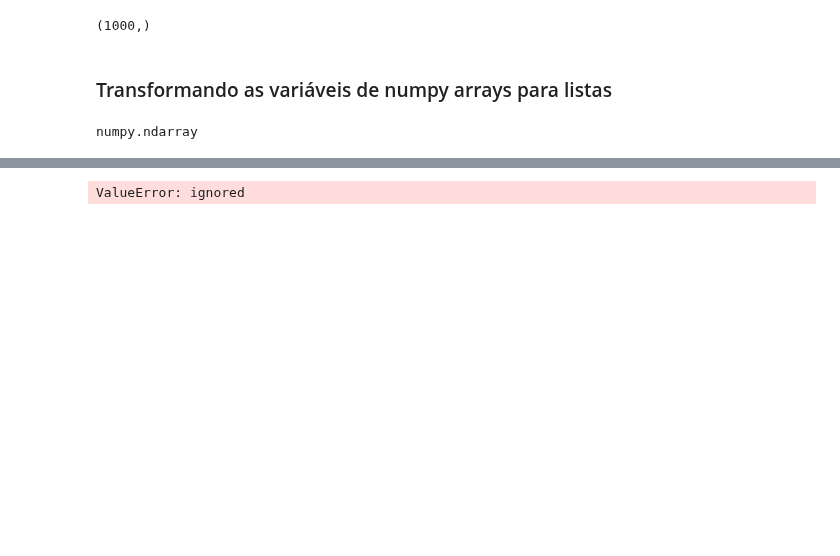
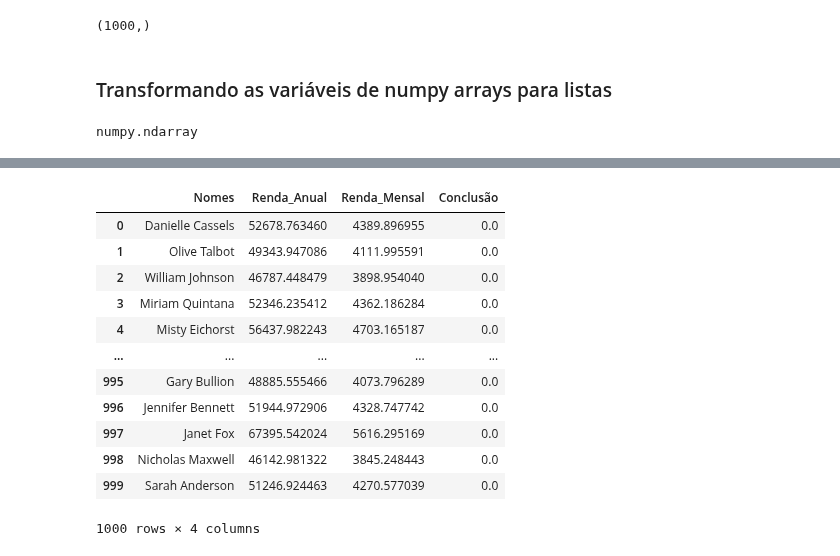
Before and after one commit to dltdscientist/MBA-em-Data-Science, a Jupyter notebook: Aula_15_Programação.ipynb, the cells around one changed output, grey strips where cells are left out. Cells and saved outputs as stored; diff of their text form; code cells hidden in the pictures; blank space fills up the shorter version.

```diff
--- a/Aula_15_Programação.ipynb
+++ b/Aula_15_Programação.ipynb
@@ -360,7 +383,19 @@ d = [['nomes'], ['renda_anual'], ['renda_mensal'], ['conclusao']]
-# %%
-#data = {"calories": [420, 380, 390],"duration": [50, 40, 45]}
-
-conjunto_de_dados = pd.DataFrame(data = d, columns = ['Nome', 'Renda_Anual', 'Renda_Mensal', 'Conclusao' ])
-conjunto_de_dados
-# %% [output]
-ValueError: ignored
+# %%
+dicionario = {'Nomes': nomes, 'Renda_Anual': renda_anual, 'Renda_Mensal': renda_mensal, 'Conclusão': conclusao }
+
+conjunto_de_dados = pd.DataFrame(dicionario)
+conjunto_de_dados
+# %% [output]
+|  | Nomes | Renda_Anual | Renda_Mensal | Conclusão |
+| 0 | Danielle Cassels | 52678.763460 | 4389.896955 | 0.0 |
+| 1 | Olive Talbot | 49343.947086 | 4111.995591 | 0.0 |
+| 2 | William Johnson | 46787.448479 | 3898.954040 | 0.0 |
+| 3 | Miriam Quintana | 52346.235412 | 4362.186284 | 0.0 |
+| 4 | Misty Eichorst | 56437.982243 | 4703.165187 | 0.0 |
+| ... | ... | ... | ... | ... |
+| 995 | Gary Bullion | 48885.555466 | 4073.796289 | 0.0 |
+| 996 | Jennifer Bennett | 51944.972906 | 4328.747742 | 0.0 |
+| 997 | Janet Fox | 67395.542024 | 5616.295169 | 0.0 |
+| 998 | Nicholas Maxwell | 46142.981322 | 3845.248443 | 0.0 |
+| 999 | Sarah Anderson | 51246.924463 | 4270.577039 | 0.0 |
+1000 rows × 4 columns
```
Also changed, not shown: parts of 36 cells of this notebook.
